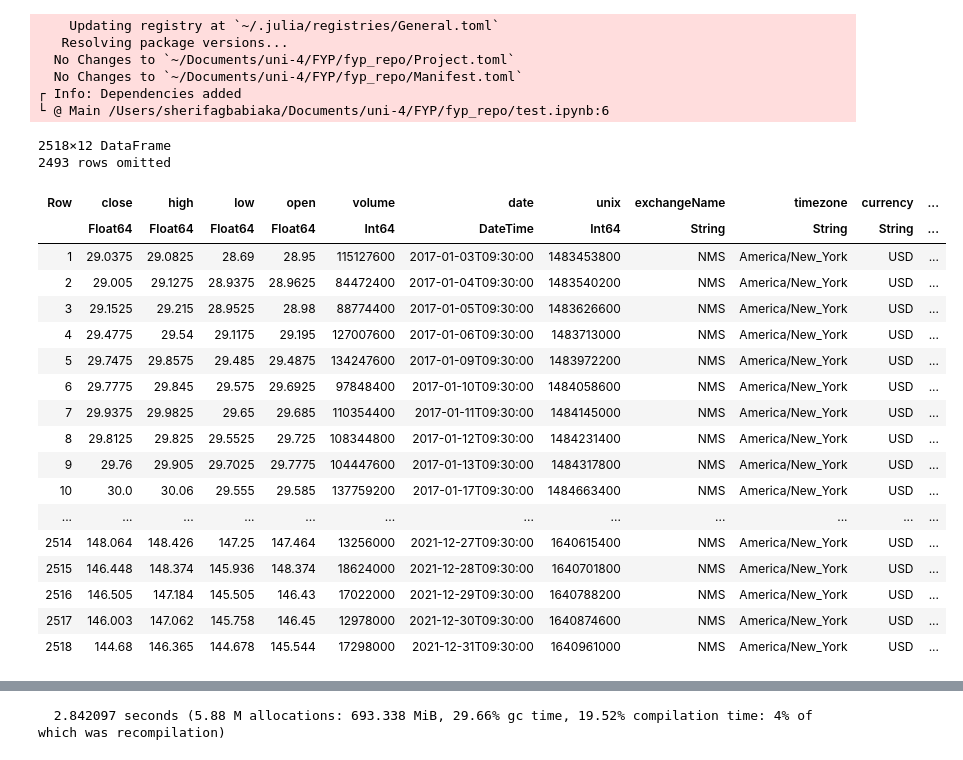
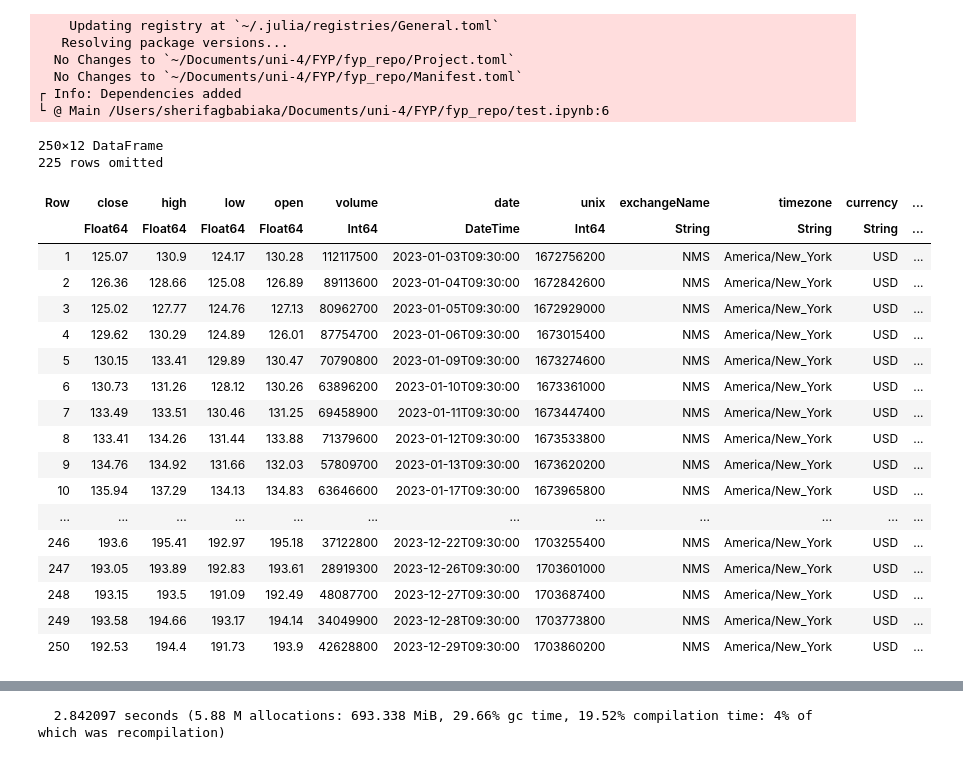
Before and after one commit to sheriff4000/fyp_repo, a Jupyter notebook: optimising_ma.ipynb, the cells around one changed output, grey strips where cells are left out. Saved outputs shown, nothing was run; the diff lists cells and outputs as text; code cells hidden in the pictures.

```diff
--- a/optimising_ma.ipynb
+++ b/optimising_ma.ipynb
@@ -15,30 +15,30 @@ using Pkg; Pkg.add("Suppressor"); using Suppressor: @suppress;
 # %%
 using AirBorne.ETL.YFinance: get_interday_data
 using Dates: DateTime,datetime2unix
 # To generate this data use:
 unix(x) = string(round(Int, datetime2unix(DateTime(x))))
-data = get_interday_data(["AAPL", "GOOG"], unix("2017-01-01"), unix("2022-01-01"))
+data = get_interday_data(["AAPL"], unix("2023-01-01"), unix("2024-01-01"))
 # %% [output]
-2518×12 DataFrame
-2493 rows omitted
+250×12 DataFrame
+225 rows omitted
 | Row | close | high | low | open | volume | date | unix | exchangeName | timezone | currency | ... |
 |  | Float64 | Float64 | Float64 | Float64 | Int64 | DateTime | Int64 | String | String | String | ... |
-| 1 | 29.0375 | 29.0825 | 28.69 | 28.95 | 115127600 | 2017-01-03T09:30:00 | 1483453800 | NMS | America/New_York | USD | ... |
-| 2 | 29.005 | 29.1275 | 28.9375 | 28.9625 | 84472400 | 2017-01-04T09:30:00 | 1483540200 | NMS | America/New_York | USD | ... |
-| 3 | 29.1525 | 29.215 | 28.9525 | 28.98 | 88774400 | 2017-01-05T09:30:00 | 1483626600 | NMS | America/New_York | USD | ... |
-| 4 | 29.4775 | 29.54 | 29.1175 | 29.195 | 127007600 | 2017-01-06T09:30:00 | 1483713000 | NMS | America/New_York | USD | ... |
-| 5 | 29.7475 | 29.8575 | 29.485 | 29.4875 | 134247600 | 2017-01-09T09:30:00 | 1483972200 | NMS | America/New_York | USD | ... |
-| 6 | 29.7775 | 29.845 | 29.575 | 29.6925 | 97848400 | 2017-01-10T09:30:00 | 1484058600 | NMS | America/New_York | USD | ... |
-| 7 | 29.9375 | 29.9825 | 29.65 | 29.685 | 110354400 | 2017-01-11T09:30:00 | 1484145000 | NMS | America/New_York | USD | ... |
-| 8 | 29.8125 | 29.825 | 29.5525 | 29.725 | 108344800 | 2017-01-12T09:30:00 | 1484231400 | NMS | America/New_York | USD | ... |
-| 9 | 29.76 | 29.905 | 29.7025 | 29.7775 | 104447600 | 2017-01-13T09:30:00 | 1484317800 | NMS | America/New_York | USD | ... |
-| 10 | 30.0 | 30.06 | 29.555 | 29.585 | 137759200 | 2017-01-17T09:30:00 | 1484663400 | NMS | America/New_York | USD | ... |
+| 1 | 125.07 | 130.9 | 124.17 | 130.28 | 112117500 | 2023-01-03T09:30:00 | 1672756200 | NMS | America/New_York | USD | ... |
+| 2 | 126.36 | 128.66 | 125.08 | 126.89 | 89113600 | 2023-01-04T09:30:00 | 1672842600 | NMS | America/New_York | USD | ... |
+| 3 | 125.02 | 127.77 | 124.76 | 127.13 | 80962700 | 2023-01-05T09:30:00 | 1672929000 | NMS | America/New_York | USD | ... |
+| 4 | 129.62 | 130.29 | 124.89 | 126.01 | 87754700 | 2023-01-06T09:30:00 | 1673015400 | NMS | America/New_York | USD | ... |
+| 5 | 130.15 | 133.41 | 129.89 | 130.47 | 70790800 | 2023-01-09T09:30:00 | 1673274600 | NMS | America/New_York | USD | ... |
+| 6 | 130.73 | 131.26 | 128.12 | 130.26 | 63896200 | 2023-01-10T09:30:00 | 1673361000 | NMS | America/New_York | USD | ... |
+| 7 | 133.49 | 133.51 | 130.46 | 131.25 | 69458900 | 2023-01-11T09:30:00 | 1673447400 | NMS | America/New_York | USD | ... |
+| 8 | 133.41 | 134.26 | 131.44 | 133.88 | 71379600 | 2023-01-12T09:30:00 | 1673533800 | NMS | America/New_York | USD | ... |
+| 9 | 134.76 | 134.92 | 131.66 | 132.03 | 57809700 | 2023-01-13T09:30:00 | 1673620200 | NMS | America/New_York | USD | ... |
+| 10 | 135.94 | 137.29 | 134.13 | 134.83 | 63646600 | 2023-01-17T09:30:00 | 1673965800 | NMS | America/New_York | USD | ... |
 | ... | ... | ... | ... | ... | ... | ... | ... | ... | ... | ... | ... |
-| 2514 | 148.064 | 148.426 | 147.25 | 147.464 | 13256000 | 2021-12-27T09:30:00 | 1640615400 | NMS | America/New_York | USD | ... |
-| 2515 | 146.448 | 148.374 | 145.936 | 148.374 | 18624000 | 2021-12-28T09:30:00 | 1640701800 | NMS | America/New_York | USD | ... |
-| 2516 | 146.505 | 147.184 | 145.505 | 146.43 | 17022000 | 2021-12-29T09:30:00 | 1640788200 | NMS | America/New_York | USD | ... |
-| 2517 | 146.003 | 147.062 | 145.758 | 146.45 | 12978000 | 2021-12-30T09:30:00 | 1640874600 | NMS | America/New_York | USD | ... |
-| 2518 | 144.68 | 146.365 | 144.678 | 145.544 | 17298000 | 2021-12-31T09:30:00 | 1640961000 | NMS | America/New_York | USD | ... |
+| 246 | 193.6 | 195.41 | 192.97 | 195.18 | 37122800 | 2023-12-22T09:30:00 | 1703255400 | NMS | America/New_York | USD | ... |
+| 247 | 193.05 | 193.89 | 192.83 | 193.61 | 28919300 | 2023-12-26T09:30:00 | 1703601000 | NMS | America/New_York | USD | ... |
+| 248 | 193.15 | 193.5 | 191.09 | 192.49 | 48087700 | 2023-12-27T09:30:00 | 1703687400 | NMS | America/New_York | USD | ... |
+| 249 | 193.58 | 194.66 | 193.17 | 194.14 | 34049900 | 2023-12-28T09:30:00 | 1703773800 | NMS | America/New_York | USD | ... |
+| 250 | 192.53 | 194.4 | 191.73 | 193.9 | 42628800 | 2023-12-29T09:30:00 | 1703860200 | NMS | America/New_York | USD | ... |
 # %%
 using AirBorne.Engines.DEDS: run
 using AirBorne.Markets.StaticMarket: execute_orders!, expose_data
```
Also changed, not shown: parts of 2 cells of this notebook, 6 other files.
